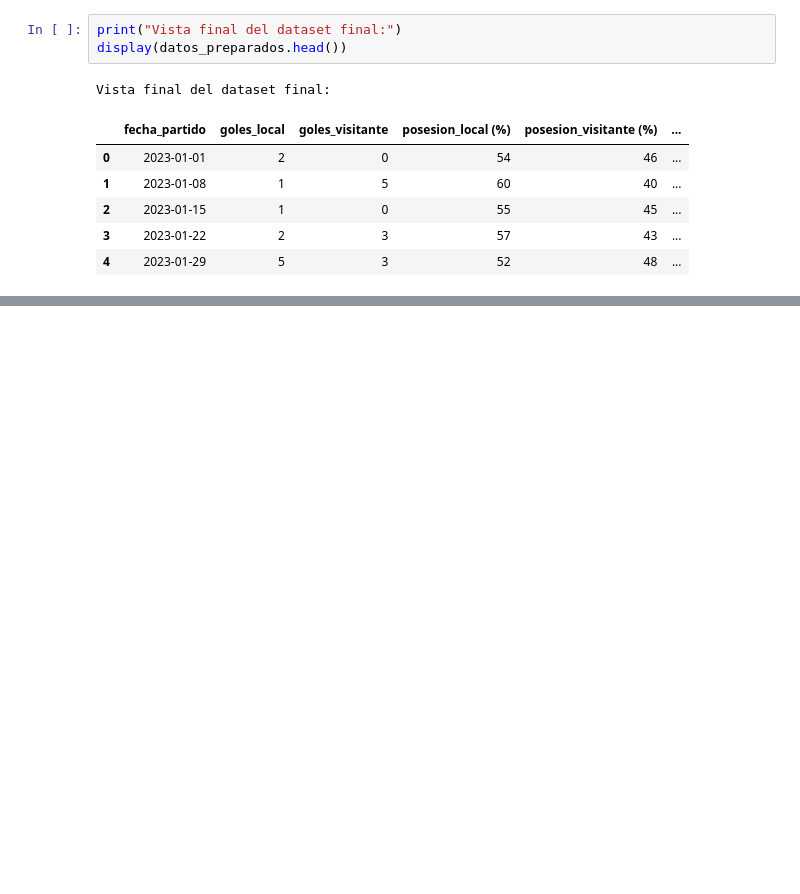
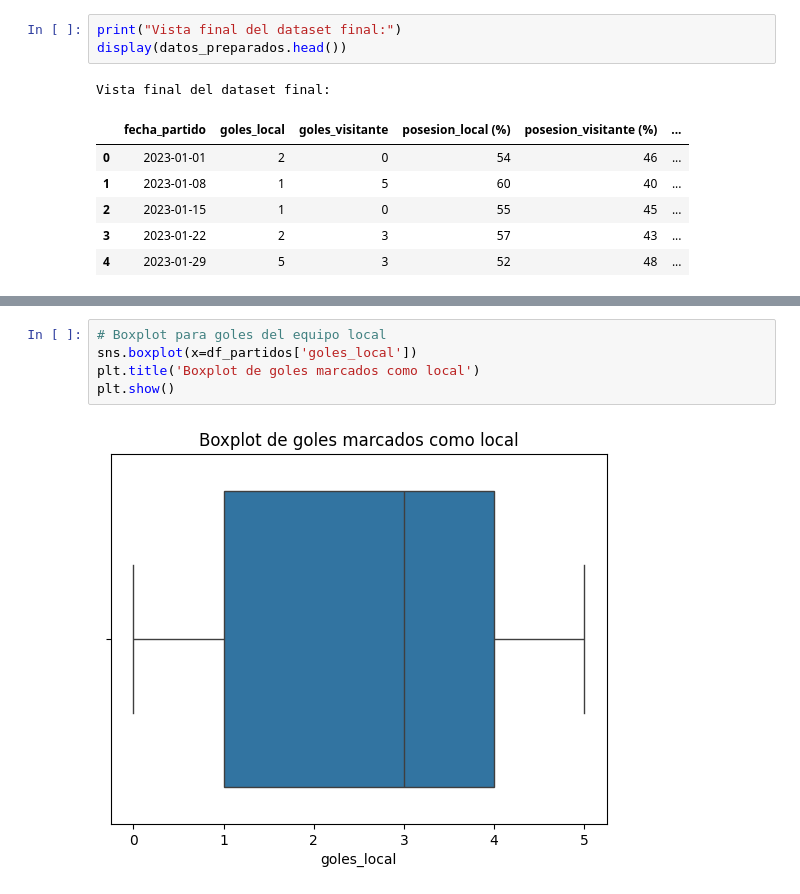
Before and after one commit to andresfelipebarragannino6-ai/Machine-Learning, a Jupyter notebook: Untitled13.ipynb, the cells around one changed output, grey strips where cells are left out. Saved outputs shown, nothing was run; the diff lists cells and outputs as text; blank space fills up the shorter version.

```diff
--- a/Untitled13.ipynb
+++ b/Untitled13.ipynb
@@ -137,0 +193,7 @@ Vista final del dataset final:
+# %%
+# Boxplot para goles del equipo local
+sns.boxplot(x=df_partidos['goles_local'])
+plt.title('Boxplot de goles marcados como local')
+plt.show()
+# %% [output]
+[figure, added]
```
Also changed, not shown: parts of 7 cells of this notebook.
